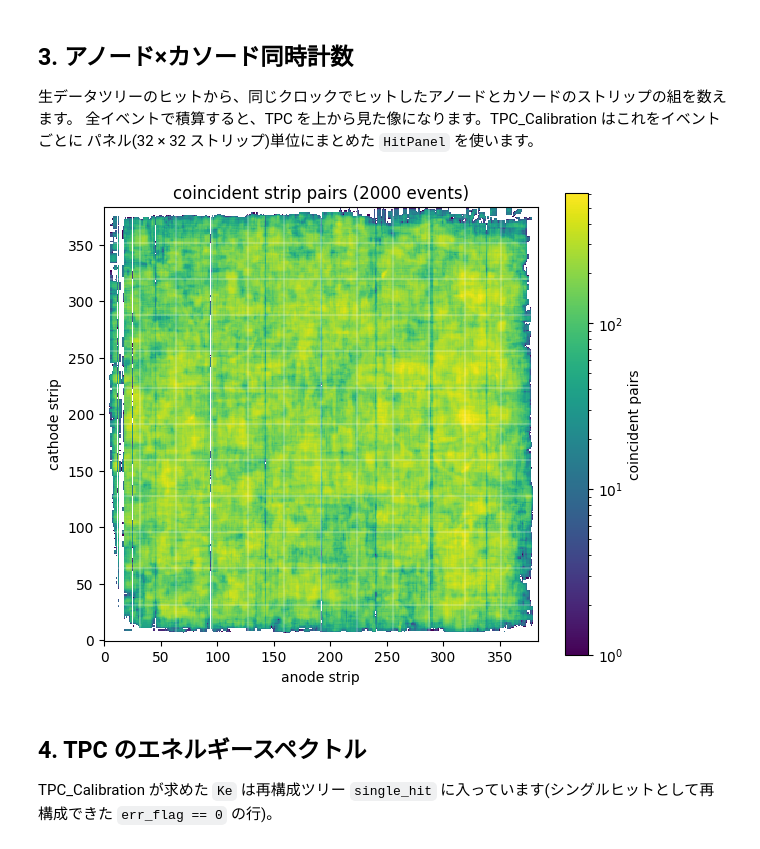
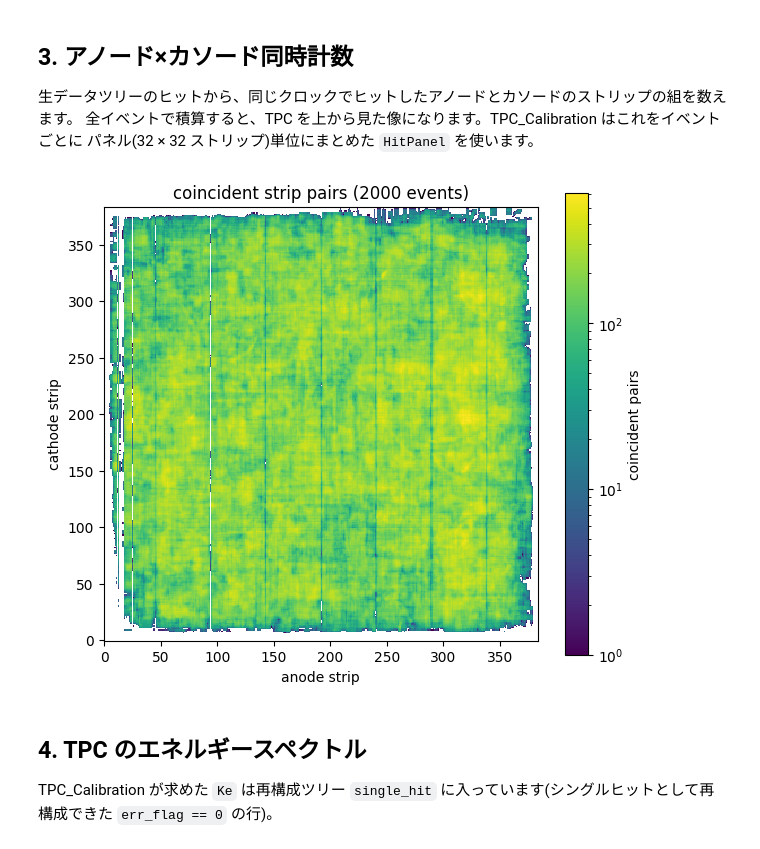
Before and after one commit to SMILE-tool-box/EricaNext_try, a Jupyter notebook: tutorials/1_DataIO/modules/3_TPC_Calibration/TPC_Calibration.ipynb, the cells around one changed output. Cells and saved outputs as stored; diff of their text form; code cells hidden in the pictures.

```diff
--- a/tutorials/1_DataIO/modules/3_TPC_Calibration/TPC_Calibration.ipynb
+++ b/tutorials/1_DataIO/modules/3_TPC_Calibration/TPC_Calibration.ipynb
@@ -114,26 +114,24 @@ HA modules: [1, 2, 3, 7, 8, 9, 13, 14, 15, 19, 20, 21, 25, 26, 27, 31, 32, 33]
 # %%
 img = np.zeros((384, 384))
 d = ROOT.RDataFrame("RawTreeWriter/raw", str(RAW)).Range(2000).AsNumpy(
     ["hit_a_strip", "hit_a_clock", "hit_c_strip", "hit_c_clock"])
 for sa, ca, sc, cc in zip(d["hit_a_strip"], d["hit_a_clock"], d["hit_c_strip"], d["hit_c_clock"]):
     sa, ca, sc, cc = (np.asarray(x) for x in (sa, ca, sc, cc))
     pairs_a, pairs_c = [], []
     for clk in np.intersect1d(ca, cc):
         a, c = sa[ca == clk], sc[cc == clk]
         pairs_a.append(np.repeat(a, len(c))); pairs_c.append(np.tile(c, len(a)))
     if pairs_a:
         pa, pc = np.concatenate(pairs_a), np.concatenate(pairs_c)
         np.add.at(img, (pa, pc), 1)
 
 fig, ax = plt.subplots(figsize=(7, 6))
 m = ax.pcolormesh(np.arange(385) - 0.5, np.arange(385) - 0.5, np.where(img > 0, img, np.nan).T, norm="log")
 ax.set_aspect("equal"); fig.colorbar(m, ax=ax, label="coincident pairs")
-for b in range(0, 385, 32):   # パネル(FADC ch)の境界
-    ax.axvline(b - 0.5, color="w", lw=0.3); ax.axhline(b - 0.5, color="w", lw=0.3)
 ax.set_xlabel("anode strip"); ax.set_ylabel("cathode strip"); ax.set_title("coincident strip pairs (2000 events)")
 plt.show()
 # %% [output]
-[figure, old version]
+[figure, new version]
 # %% [markdown]
 ## 4. TPC のエネルギースペクトル
 
```
Also changed, not shown: 5 other files.
